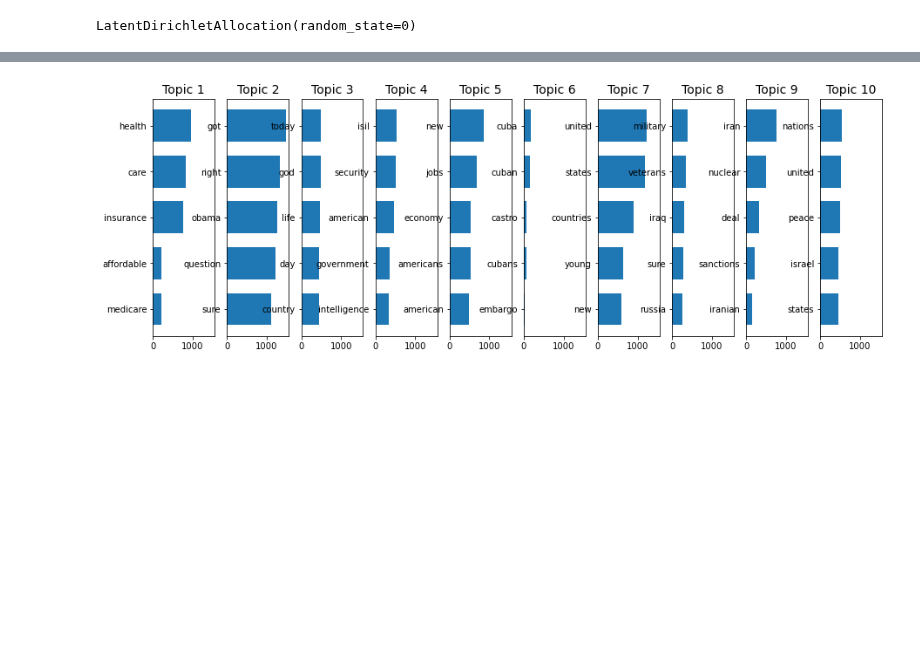
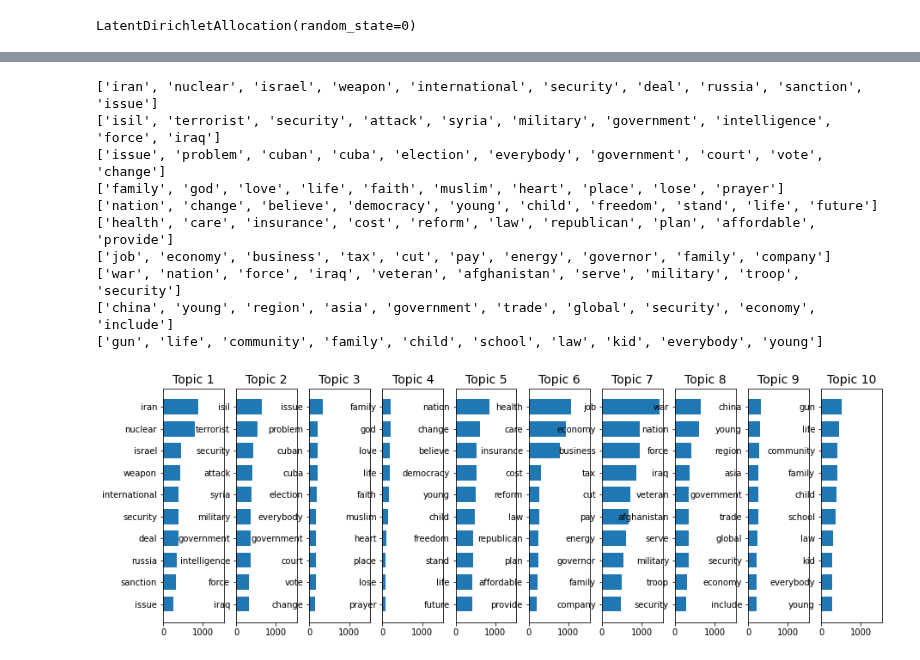
Before and after one commit to jfsalcedo10/mda-kuwait, a Jupyter notebook: notebooks/Topic Classification.ipynb, the cells around one changed output, grey strips where cells are left out. Cells and saved outputs as stored; diff of their text form; code cells hidden in the pictures; blank space fills up the shorter version.

```diff
--- a/notebooks/Topic Classification.ipynb
+++ b/notebooks/Topic Classification.ipynb
@@ -109,9 +123,9 @@ df.iloc[2]['wo_exp']
 # %%
 lda = LatentDirichletAllocation(n_components=10,random_state=0)
 tf_vectorizer = CountVectorizer(max_df=0.95, min_df=2,stop_words='english')
-tf_matrix = tf_vectorizer.fit_transform(df['wo_exp'])
+tf_matrix = tf_vectorizer.fit_transform(df['fully_processed'])
 tf_df = pd.DataFrame(tf_matrix.toarray())
-tf_feature_names = tf_vectorizer.get_feature_names()
+tf_feature_names = tf_vectorizer.get_feature_names_out()
 tf_df.columns = tf_feature_names
 tf_df
 # %% [output]
@@ -169,11 +183,12 @@ for topic_idx, topic in enumerate(lda.components_):
 # %%
 from collections import Counter
 cnt1 = Counter()
-for text in df["wo_exp"].values:
+for text in df["fully_processed"].values:
     for word in text.split():
         cnt1[word] += 1
 
-mostcommon=cnt1.most_common(20)
+mostcommon = cnt1.most_common(30)
 mostcommon = [x[0] for x in mostcommon]
 mostcommon
+# maybe use tf-idf to determine words to remove?
 # %% [output]
@@ -200,10 +212,7 @@ mostcommon
 # %%
-def remove_frequent(text):
-    """custom function to remove the frequent words"""
-    return " ".join([word for word in str(text).split() if word not in mostcommon])
-
-df['wo_freq'] = df['wo_exp'].apply(lambda text: remove_frequent(text))
-
+remove = mostcommon + ['thing','help','great','day','tell','thank','mr','question','sure','look','today','obama',
+                           'really','happen','try','lot','important','continue','let','million','talk','va']
+df['wo_freq'] = df['fully_processed'].apply(lambda text: remove_stopwords(text, remove))
 
 df.head(15)
 # %% [output]
@@ -226,9 +235,11 @@ df.head(15)
 # %%
-lda = LatentDirichletAllocation(n_components=10,random_state=0)
+n_comp = 10
+lda = LatentDirichletAllocation(n_components=n_comp,random_state=0)
 tf_vectorizer = CountVectorizer(max_df=0.95, min_df=2,stop_words='english')
 tf_matrix = tf_vectorizer.fit_transform(df['wo_freq'])
+
 tf_df = pd.DataFrame(tf_matrix.toarray())
-tf_feature_names = tf_vectorizer.get_feature_names()
+tf_feature_names = tf_vectorizer.get_feature_names_out()
 tf_df.columns = tf_feature_names
 tf_df
 # %% [output]
@@ -266,18 +277,29 @@ result
 # %%
-n_top_words = 5
+n_top_words = 10
 fig, axes = plt.subplots(1, 10, figsize=(15, 5), sharex=True)
 axes = axes.flatten()
 for topic_idx, topic in enumerate(lda.components_):
     top_features_ind = topic.argsort()[:-n_top_words - 1:-1]
     top_features = [tf_feature_names[i] for i in top_features_ind]
+    print(top_features)
     weights = topic[top_features_ind]
 
     ax = axes[topic_idx]
     ax.barh(top_features, weights, height=0.7)
     ax.set_title(f'Topic {topic_idx +1}',
                      fontdict={'fontsize': 14})
     ax.invert_yaxis()
     ax.tick_params(axis='both', which='major', labelsize=10)
 # %% [output]
+['iran', 'nuclear', 'israel', 'weapon', 'international', 'security', 'deal', 'russia', 'sanction', 'issue']
+['isil', 'terrorist', 'security', 'attack', 'syria', 'military', 'government', 'intelligence', 'force', 'iraq']
+['issue', 'problem', 'cuban', 'cuba', 'election', 'everybody', 'government', 'court', 'vote', 'change']
+['family', 'god', 'love', 'life', 'faith', 'muslim', 'heart', 'place', 'lose', 'prayer']
+['nation', 'change', 'believe', 'democracy', 'young', 'child', 'freedom', 'stand', 'life', 'future']
+['health', 'care', 'insurance', 'cost', 'reform', 'law', 'republican', 'plan', 'affordable', 'provide']
+['job', 'economy', 'business', 'tax', 'cut', 'pay', 'energy', 'governor', 'family', 'company']
+['war', 'nation', 'force', 'iraq', 'veteran', 'afghanistan', 'serve', 'military', 'troop', 'security']
+['china', 'young', 'region', 'asia', 'government', 'trade', 'global', 'security', 'economy', 'include']
+['gun', 'life', 'community', 'family', 'child', 'school', 'law', 'kid', 'everybody', 'young']
-[figure, old version]
+[figure, new version]
 # %%
```
Also changed, not shown: parts of 25 cells of this notebook.
